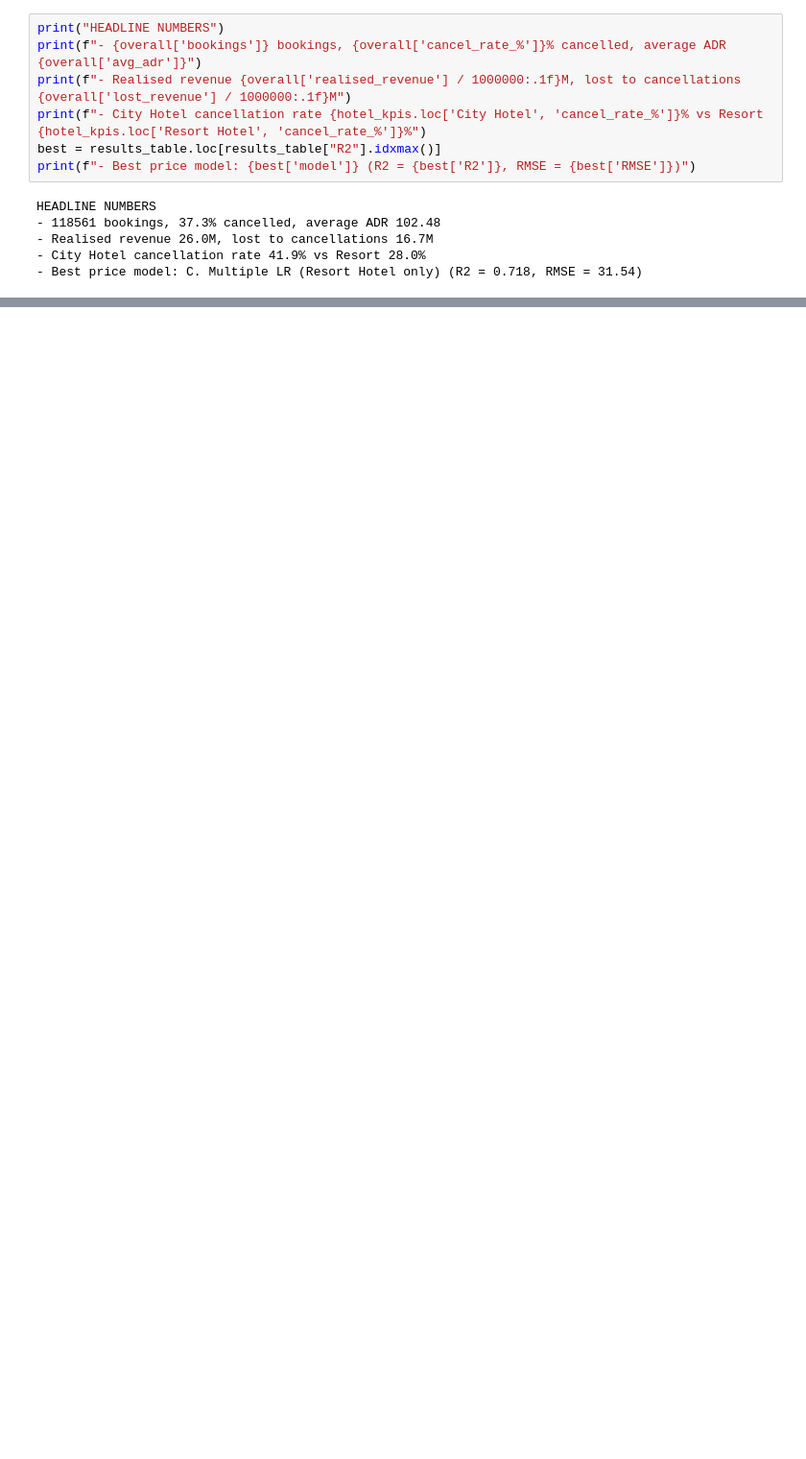
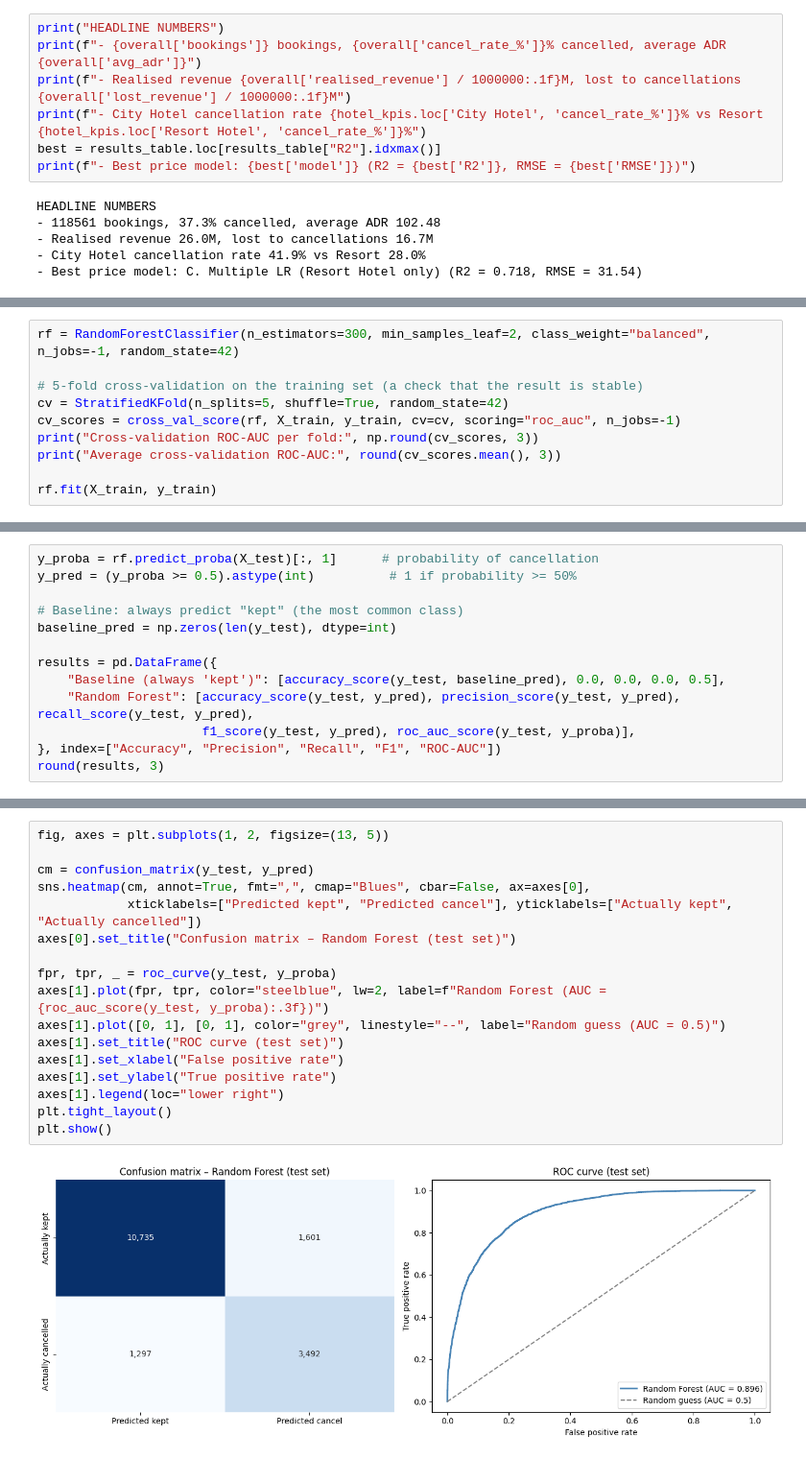
Before and after one commit to atticusptp-cloud/CAPSTONE, a Jupyter notebook: capstone_analysis.ipynb, the cells around one changed output, grey strips where cells are left out. Shown at 96% size. Saved outputs shown, nothing was run; the diff lists cells and outputs as text; blank space fills up the shorter version.

```diff
--- a/capstone_analysis.ipynb
+++ b/capstone_analysis.ipynb
@@ -1101,0 +1160,10 @@ HEADLINE NUMBERS
+# %%
+rf = RandomForestClassifier(n_estimators=300, min_samples_leaf=2, class_weight="balanced", n_jobs=-1, random_state=42)
+
+# 5-fold cross-validation on the training set (a check that the result is stable)
+cv = StratifiedKFold(n_splits=5, shuffle=True, random_state=42)
+cv_scores = cross_val_score(rf, X_train, y_train, cv=cv, scoring="roc_auc", n_jobs=-1)
+print("Cross-validation ROC-AUC per fold:", np.round(cv_scores, 3))
+print("Average cross-validation ROC-AUC:", round(cv_scores.mean(), 3))
+
+rf.fit(X_train, y_train)
@@ -1101,0 +1175,13 @@ HEADLINE NUMBERS
+# %%
+y_proba = rf.predict_proba(X_test)[:, 1]      # probability of cancellation
+y_pred = (y_proba >= 0.5).astype(int)          # 1 if probability >= 50%
+
+# Baseline: always predict "kept" (the most common class)
+baseline_pred = np.zeros(len(y_test), dtype=int)
+
+results = pd.DataFrame({
+    "Baseline (always 'kept')": [accuracy_score(y_test, baseline_pred), 0.0, 0.0, 0.0, 0.5],
+    "Random Forest": [accuracy_score(y_test, y_pred), precision_score(y_test, y_pred), recall_score(y_test, y_pred),
+                      f1_score(y_test, y_pred), roc_auc_score(y_test, y_proba)],
+}, index=["Accuracy", "Precision", "Recall", "F1", "ROC-AUC"])
+round(results, 3)
@@ -1101,0 +1206,19 @@ HEADLINE NUMBERS
+# %%
+fig, axes = plt.subplots(1, 2, figsize=(13, 5))
+
+cm = confusion_matrix(y_test, y_pred)
+sns.heatmap(cm, annot=True, fmt=",", cmap="Blues", cbar=False, ax=axes[0],
+            xticklabels=["Predicted kept", "Predicted cancel"], yticklabels=["Actually kept", "Actually cancelled"])
+axes[0].set_title("Confusion matrix – Random Forest (test set)")
+
+fpr, tpr, _ = roc_curve(y_test, y_proba)
+axes[1].plot(fpr, tpr, color="steelblue", lw=2, label=f"Random Forest (AUC = {roc_auc_score(y_test, y_proba):.3f})")
+axes[1].plot([0, 1], [0, 1], color="grey", linestyle="--", label="Random guess (AUC = 0.5)")
+axes[1].set_title("ROC curve (test set)")
+axes[1].set_xlabel("False positive rate")
+axes[1].set_ylabel("True positive rate")
+axes[1].legend(loc="lower right")
+plt.tight_layout()
+plt.show()
+# %% [output]
+[figure, added]
```
Also changed, not shown: parts of 10 cells of this notebook.
